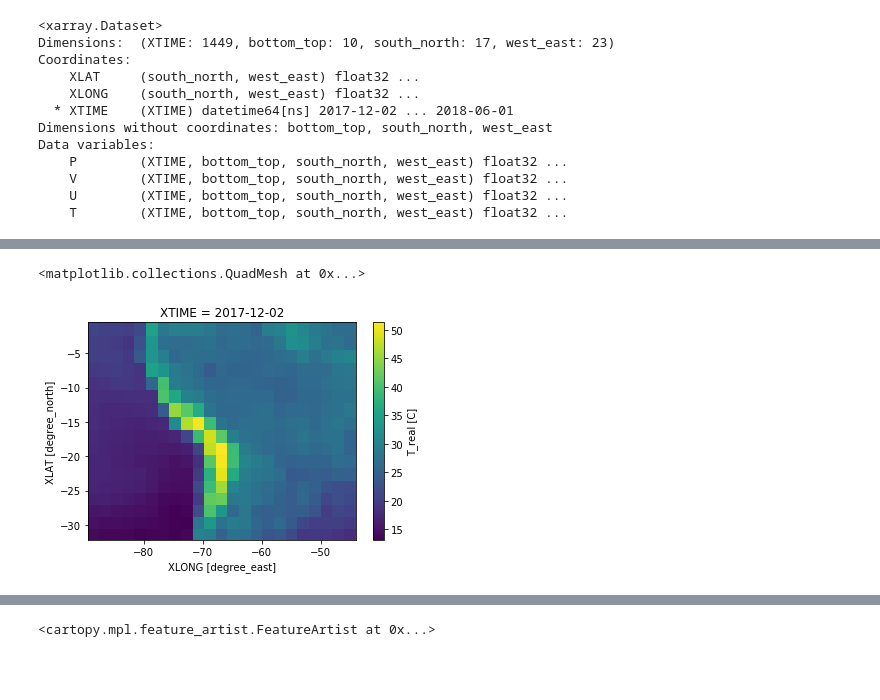
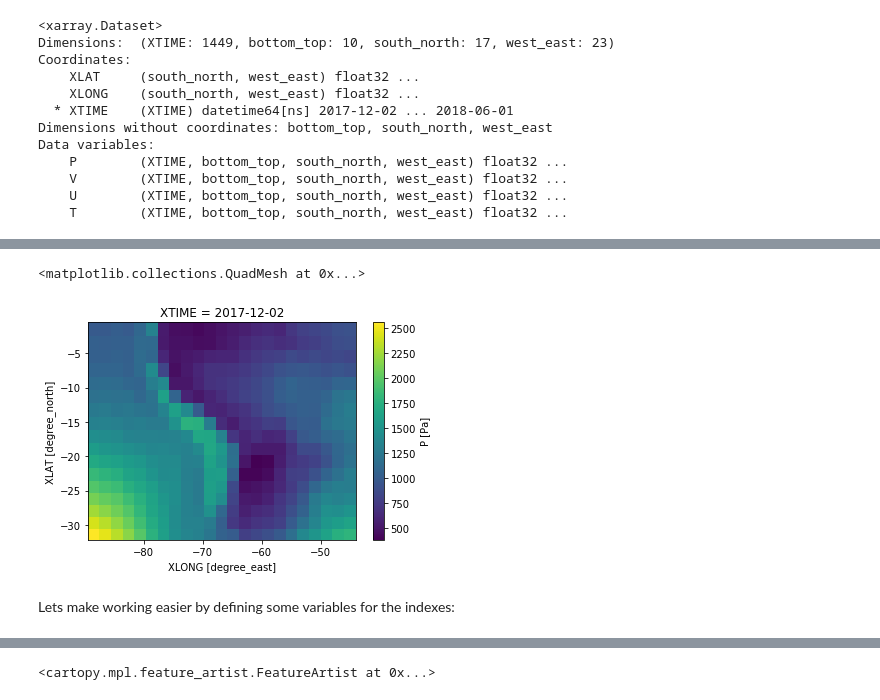
Before and after one commit to daliagachc/negi-stuff, a Jupyter notebook: negi_stuff/presentations/intro_jlab/02.ipynb, the cells around one changed output, grey strips where cells are left out. Cells and saved outputs as stored; diff of their text form; code cells hidden in the pictures; blank space fills up the shorter version.

```diff
--- a/negi_stuff/presentations/intro_jlab/02.ipynb
+++ b/negi_stuff/presentations/intro_jlab/02.ipynb
@@ -27,3 +56,10 @@ Data variables:
+# %%
+ds['P'][{'XTIME':0,'bottom_top':0}].plot(y='XLAT',x='XLONG')
+# %% [output]
+<matplotlib.collections.QuadMesh at 0x...>
+[figure, added]
+# %% [markdown]
+Lets make working easier by defining some variables for the indexes:
 # %%
 BT  = 'bottom_top'
 SN  = 'south_north'
@@ -39,5 +71,0 @@ ds[TR] = ds[TR].assign_attrs({'units':'C'})
-# %%
-ds[TR][{XT:0,BT:0}].plot(x=XLO,y=XLA)
-# %% [output]
-<matplotlib.collections.QuadMesh at 0x...>
-[figure, removed]
```
Also changed, not shown: parts of 10 cells of this notebook.
